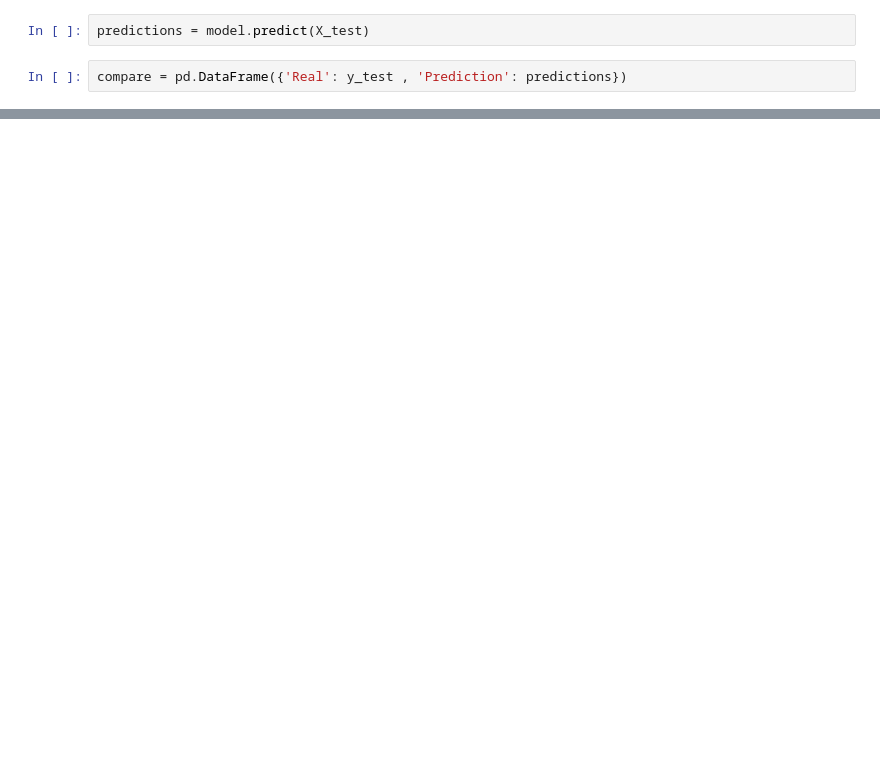
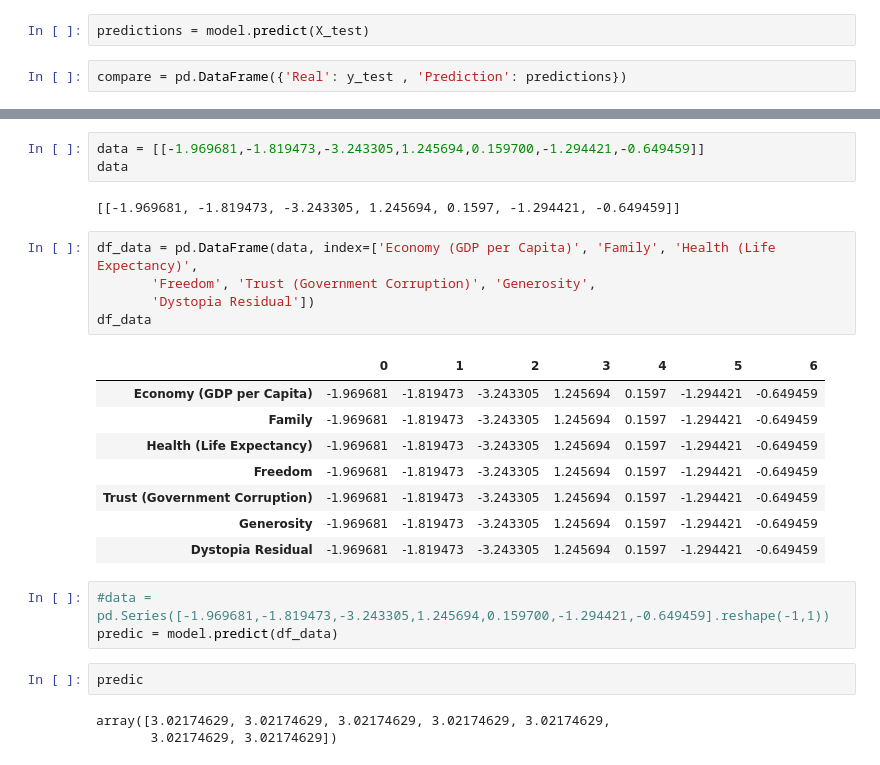
Before and after one commit to feedingthemachine/exblog, a Jupyter notebook: linear regression multi var/LRMV.ipynb, the cells around one changed output, grey strips where cells are left out. Drawn from its saved outputs; the diff is of its cells as text; blank space fills up the shorter version.

```diff
--- a/linear regression multi var/LRMV.ipynb
+++ b/linear regression multi var/LRMV.ipynb
@@ -87,0 +82,27 @@ RMSE 1.7271017045521525e-15
+# %%
+data = [[-1.969681,-1.819473,-3.243305,1.245694,0.159700,-1.294421,-0.649459]]
+data
+# %% [output]
+[[-1.969681, -1.819473, -3.243305, 1.245694, 0.1597, -1.294421, -0.649459]]
+# %%
+df_data = pd.DataFrame(data, index=['Economy (GDP per Capita)', 'Family', 'Health (Life Expectancy)',
+       'Freedom', 'Trust (Government Corruption)', 'Generosity',
+       'Dystopia Residual'])
+df_data
+# %% [output]
+|  | 0 | 1 | 2 | 3 | 4 | 5 | 6 |
+| Economy (GDP per Capita) | -1.969681 | -1.819473 | -3.243305 | 1.245694 | 0.1597 | -1.294421 | -0.649459 |
+| Family | -1.969681 | -1.819473 | -3.243305 | 1.245694 | 0.1597 | -1.294421 | -0.649459 |
+| Health (Life Expectancy) | -1.969681 | -1.819473 | -3.243305 | 1.245694 | 0.1597 | -1.294421 | -0.649459 |
+| Freedom | -1.969681 | -1.819473 | -3.243305 | 1.245694 | 0.1597 | -1.294421 | -0.649459 |
+| Trust (Government Corruption) | -1.969681 | -1.819473 | -3.243305 | 1.245694 | 0.1597 | -1.294421 | -0.649459 |
+| Generosity | -1.969681 | -1.819473 | -3.243305 | 1.245694 | 0.1597 | -1.294421 | -0.649459 |
+| Dystopia Residual | -1.969681 | -1.819473 | -3.243305 | 1.245694 | 0.1597 | -1.294421 | -0.649459 |
+# %%
+#data = pd.Series([-1.969681,-1.819473,-3.243305,1.245694,0.159700,-1.294421,-0.649459].reshape(-1,1))
+predic = model.predict(df_data)
+# %%
+predic
+# %% [output]
+array([3.02174629, 3.02174629, 3.02174629, 3.02174629, 3.02174629,
+       3.02174629, 3.02174629])
```
Also changed, not shown: parts of 5 cells of this notebook, 23 other files.
